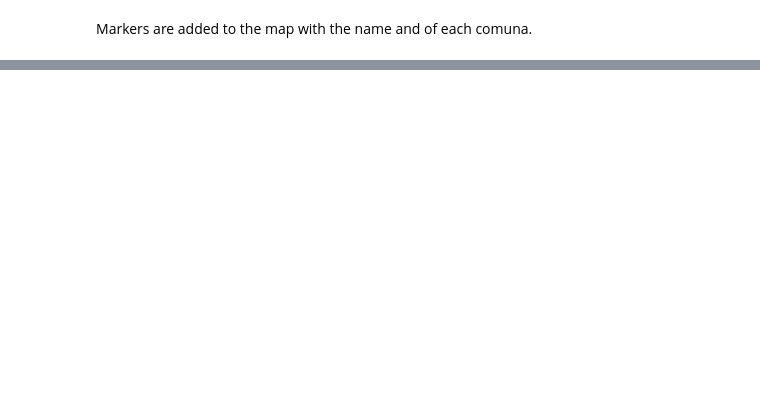
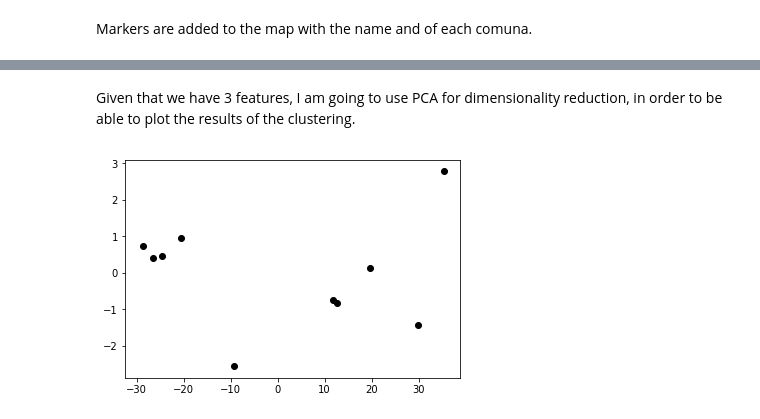
Before and after one commit to hugo-marquez/Coursera_Capstone, a Jupyter notebook: Medellin_Capstone.ipynb, the cells around one changed output, grey strips where cells are left out. Cells and saved outputs as stored; diff of their text form; code cells hidden in the pictures; blank space fills up the shorter version.

```diff
--- a/Medellin_Capstone.ipynb
+++ b/Medellin_Capstone.ipynb
@@ -263,0 +830,4 @@ mde_map
+# %%
+avg_rent = [np.NaN, 0.6, 0.4, 0.4, 0.6, 1, 0.7, 1.3, np.NaN, 0.8]
+restaurants_comunas['avg_rent'] = avg_rent
+restaurants_comunas
@@ -263,0 +888,24 @@ mde_map
+# %%
+rest_com_norm = pd.DataFrame(restaurants_comunas)
+
+cols = [['count_norm', 'count'],
+       ['rest_density_norm', 'restaurant_density'],
+       ['se_norm', 'se'],
+       ['avg_rent_norm', 'avg_rent']]
+
+for col in cols:
+    rest_com_norm[col[0]] = (rest_com_norm[col[1]]-min(rest_com_norm[col[1]]))/(max(rest_com_norm[col[1]])
+                                                                                    -min(rest_com_norm[col[1]]))
+
+score=[]
+
+for index, row in rest_com_norm.iterrows():
+    x1 = row['count_norm']*0.4
+    x2 = row['rest_density_norm']*0.2
+    x3 = row['se_norm']*0.2
+    x4 = row['avg_rent_norm']*0.4
+    score.append(x1+x2+x3+x4)
+
+rest_com_norm['score'] = score
+
+rest_com_norm
@@ -263,0 +925,3 @@ mde_map
+# %%
+rest_com_norm.sort_values('score', inplace=True, ascending=False)
+rest_com_norm
@@ -263,0 +948,4 @@ mde_map
+# %%
+com_cluster = pd.DataFrame(rest_com_norm)
+com_cluster.drop(['comuna', 'count_norm', 'rest_density_norm', 'se_norm', 'se_norm', 'score', 'avg_rent_norm', 'kmeans_labels'], inplace=True, axis=1)
+com_cluster
@@ -263,0 +965,14 @@ mde_map
+# %% [markdown]
+Given that we have 3 features, I am going to use PCA for dimensionality reduction, in order to be able to plot the results of the clustering.
+# %%
+pca = PCA(n_components=2)
+pca.fit(com_cluster)
+pca_2d = pca.transform(com_cluster)
+pca_2d
+
+for i in range(10):
+    plt.scatter(pca_2d[i][0], pca_2d[i][1], color='k')
+
+plt.show()
+# %% [output]
+[figure, added]
```
Also changed, not shown: parts of 80 cells of this notebook.
